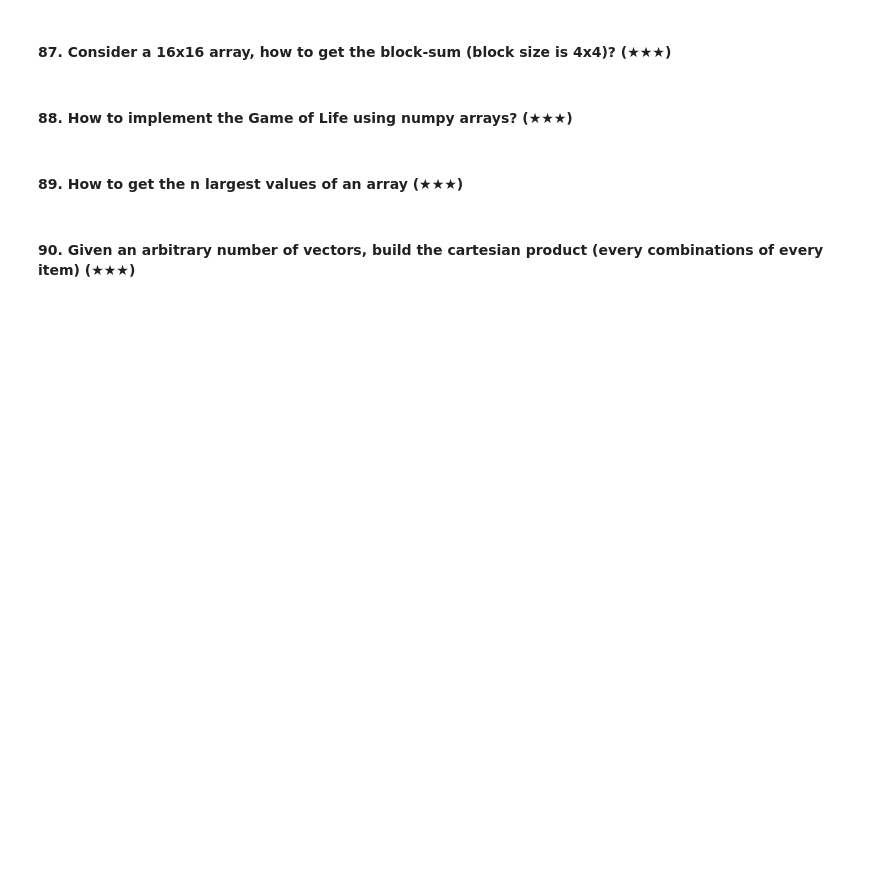
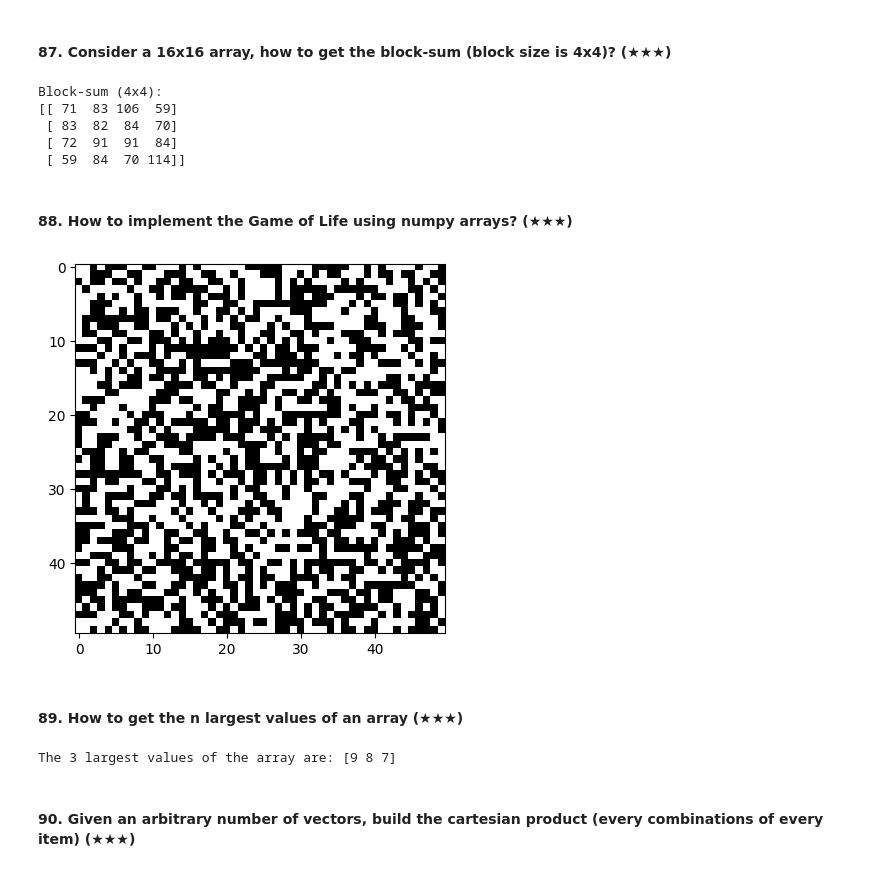
Before and after one commit to ericmuga253/Python-Data-, a Jupyter notebook: Numpy5.ipynb, the cells around one changed output. Saved outputs shown, nothing was run; the diff lists cells and outputs as text; code cells hidden in the pictures; blank space fills up the shorter version.

```diff
--- a/Numpy5.ipynb
+++ b/Numpy5.ipynb
@@ -464,8 +629,83 @@ Subpart Centered at (1, 2) with Shape (3, 3) :
 # %% [markdown]
 #### 87. Consider a 16x16 array, how to get the block-sum (block size is 4x4)? (★★★)
+# %%
+import numpy as np
+
+# Create a 16x16 array (example)
+array_16x16 = np.random.randint(1, 10, size=(16, 16))
+
+# Reshape the array into a 4D array of shape (4, 4, 4, 4)
+blocks = array_16x16.reshape(4, 4, 4, 4)
+
+# Sum along the axes (0, 1) to get the block-sum
+block_sum = np.sum(blocks, axis=(0, 1))
+
+print("Block-sum (4x4):")
+print(block_sum)
+# %% [output]
+Block-sum (4x4):
+[[ 71  83 106  59]
+ [ 83  82  84  70]
+ [ 72  91  91  84]
+ [ 59  84  70 114]]
 # %% [markdown]
 #### 88. How to implement the Game of Life using numpy arrays? (★★★)
+# %%
+import numpy as np
+import matplotlib.pyplot as plt
+import matplotlib.animation as animation
+
+def update_grid(grid):
+    # Count neighbors using 2D convolution
+    neighbor_count = np.convolve(np.convolve(grid, [[1, 1, 1], [1, 0, 1], [1, 1, 1]], mode='same'), [[1, 1, 1], [1, 0, 1], [1, 1, 1]], mode='same')
+
+    # Apply the rules of the game
+    new_grid = np.where((grid == 1) & ((neighbor_count < 2) | (neighbor_count > 3)), 0, grid)
+    new_grid = np.where((grid == 0) & (neighbor_count == 3), 1, new_grid)
+
+    return new_grid
+
+# Initial configuration
+initial_grid = np.random.choice([0, 1], size=(50, 50), p=[0.5, 0.5])
+
+# Create a figure and axis for plotting
+fig, ax = plt.subplots()
+
+# Display the initial grid
+img = ax.imshow(initial_grid, cmap='binary')
+
+# Update function for animation
+def update(frame):
+    global initial_grid
+    initial_grid = update_grid(initial_grid)
+    img.set_array(initial_grid)
+    return img,
+
+# Create animation
+ani = animation.FuncAnimation(fig, update, frames=100, interval=200)
+
+plt.show()
+# %% [output]
+[figure, added]
 # %% [markdown]
 #### 89. How to get the n largest values of an array (★★★)
+# %%
+import numpy as np
+
+# Example array
+arr = np.array([1, 5, 2, 7, 3, 9, 4, 8, 6])
+
+# Number of largest values to retrieve
+n = 3
+
+# Sort the array in descending order
+sorted_arr = np.sort(arr)[::-1]
+
+# Get the n largest values
+n_largest_values = sorted_arr[:n]
+
+print("The", n, "largest values of the array are:", n_largest_values)
+# %% [output]
+The 3 largest values of the array are: [9 8 7]
 # %% [markdown]
 #### 90. Given an arbitrary number of vectors, build the cartesian product (every combinations of every item) (★★★)
```
Also changed, not shown: parts of 13 cells of this notebook.
